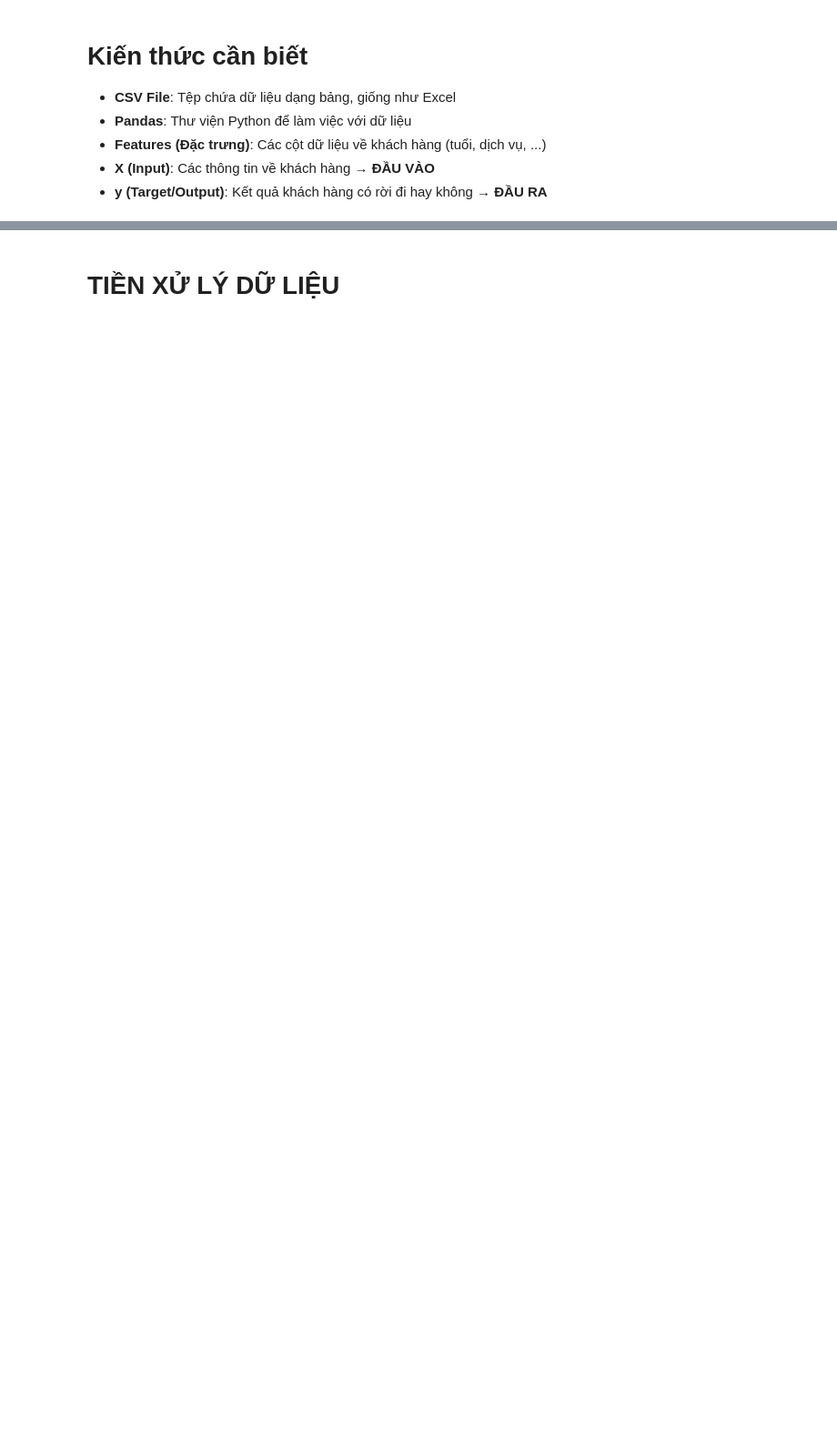
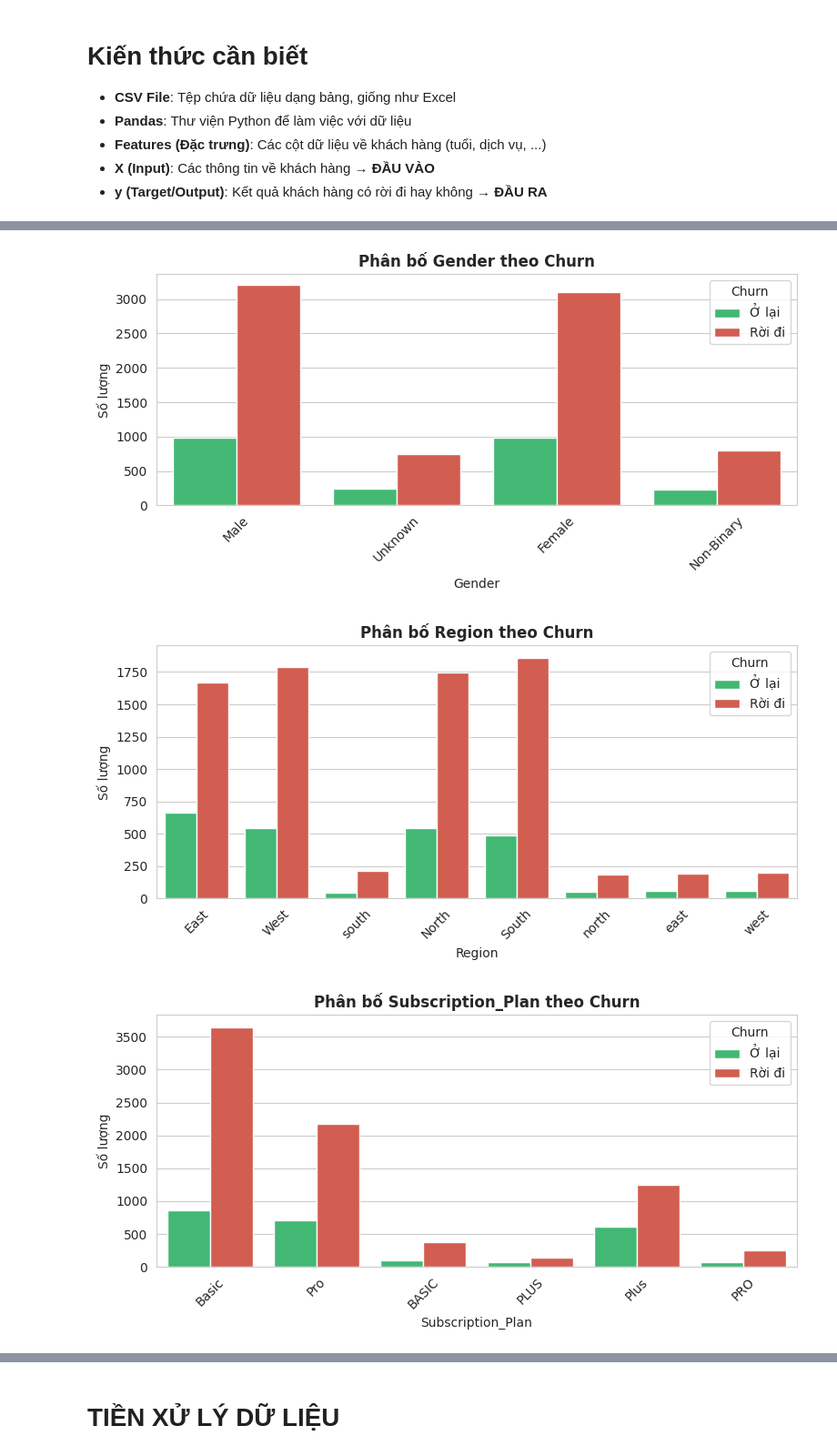
Before and after one commit to pieupieu16/Customer-Churn-Prediction, a Jupyter notebook: Du_doan_khach_hang_roi_di.ipynb, the cells around one changed output, grey strips where cells are left out. Shown at 91% size. Drawn from its saved outputs; the diff is of its cells as text; code cells hidden in the pictures; blank space fills up the shorter version.

```diff
--- a/Du_doan_khach_hang_roi_di.ipynb
+++ b/Du_doan_khach_hang_roi_di.ipynb
@@ -210,0 +232,16 @@ plt.show()
+# %%
+categorical_cols = df.select_dtypes(include=['object']).columns.tolist()
+for col in categorical_cols:
+    plt.figure(figsize=(8, 4))
+    sns.countplot(data=df, x=col, hue='Churn', palette=['#2ecc71', '#e74c3c'])
+    plt.title(f'Phân bố {col} theo Churn', fontsize=12, weight='bold')
+    plt.xlabel(col)
+    plt.ylabel('Số lượng')
+    plt.legend(title='Churn', labels=['Ở lại', 'Rời đi'])
+    plt.xticks(rotation=45)
+    plt.tight_layout()
+    plt.show()
+# %% [output]
+[figure, added]
+[figure, added]
+[figure, added]
```
Also changed, not shown: parts of 105 cells of this notebook.
